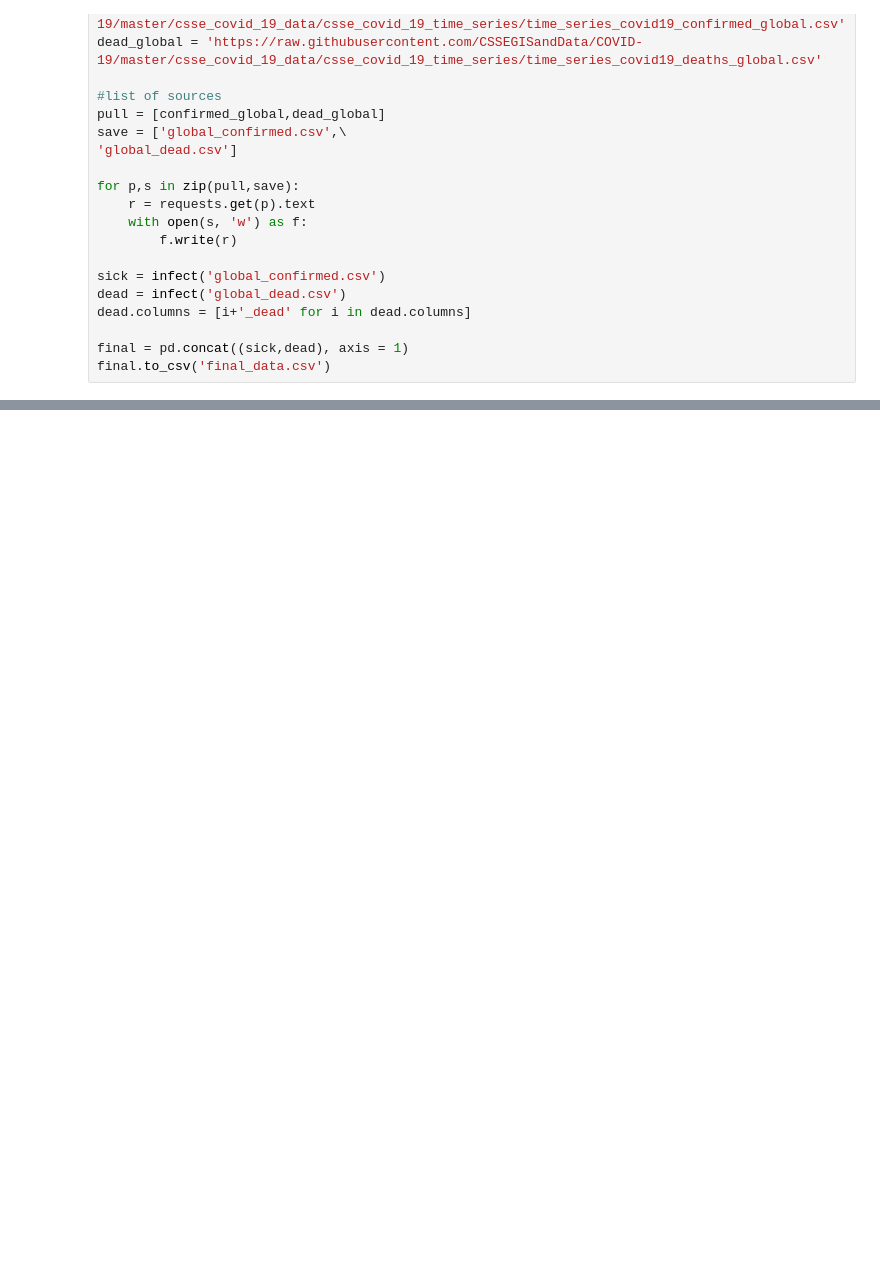
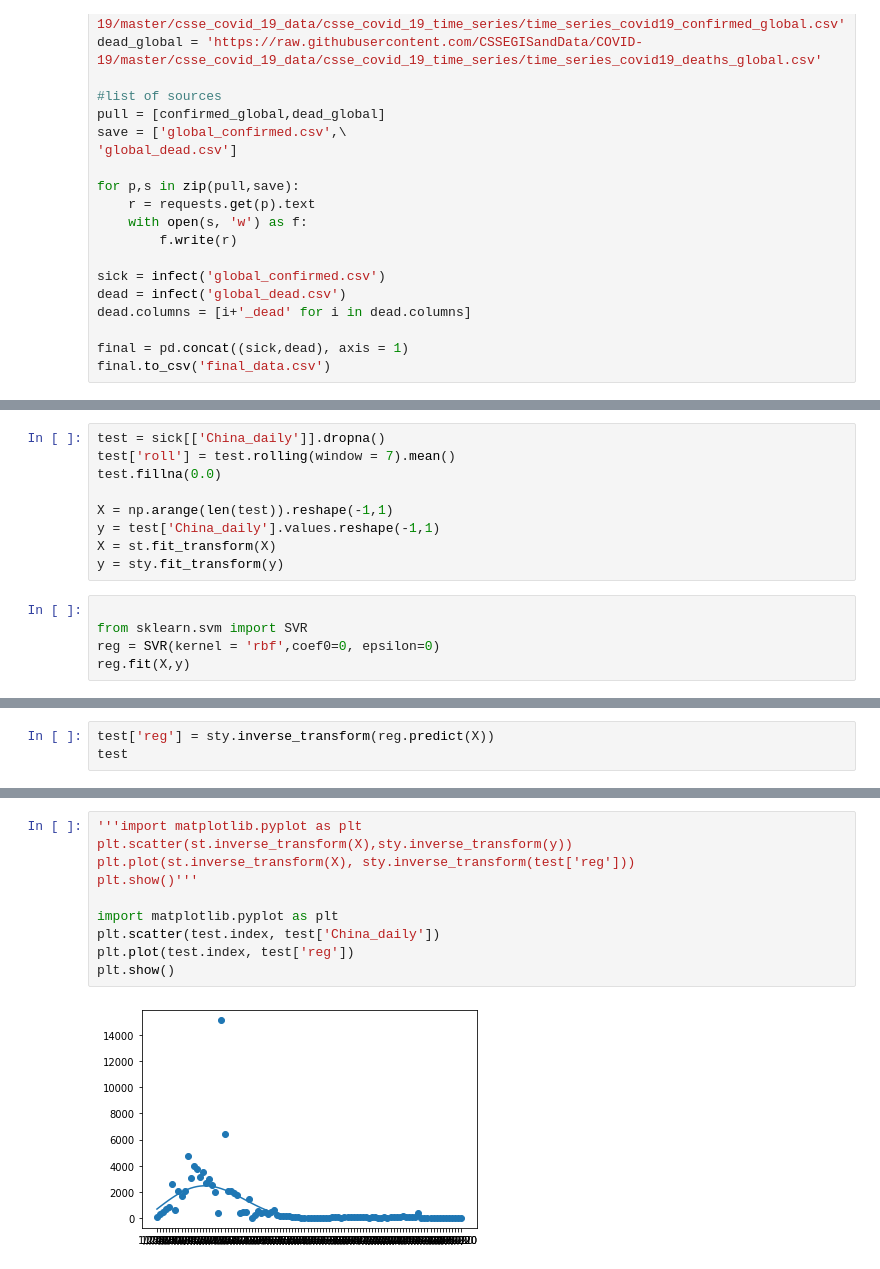
Before and after one commit to Htrismegistos/projectbuds, a Jupyter notebook: CoronaV/bokeh_try.ipynb, the cells around one changed output, grey strips where cells are left out. Saved outputs shown, nothing was run; the diff lists cells and outputs as text; blank space fills up the shorter version.

```diff
--- a/CoronaV/bokeh_try.ipynb
+++ b/CoronaV/bokeh_try.ipynb
@@ -410,0 +372,14 @@ dtype: float64
+# %%
+test = sick[['China_daily']].dropna()
+test['roll'] = test.rolling(window = 7).mean()
+test.fillna(0.0)
+
+X = np.arange(len(test)).reshape(-1,1)
+y = test['China_daily'].values.reshape(-1,1)
+X = st.fit_transform(X)
+y = sty.fit_transform(y)
+# %%
+
+from sklearn.svm import SVR
+reg = SVR(kernel = 'rbf',coef0=0, epsilon=0)
+reg.fit(X,y)
@@ -410,0 +390,3 @@ dtype: float64
+# %%
+test['reg'] = sty.inverse_transform(reg.predict(X))
+test
@@ -410,0 +408,12 @@ dtype: float64
+# %%
+'''import matplotlib.pyplot as plt
+plt.scatter(st.inverse_transform(X),sty.inverse_transform(y))
+plt.plot(st.inverse_transform(X), sty.inverse_transform(test['reg']))
+plt.show()'''
+
+import matplotlib.pyplot as plt
+plt.scatter(test.index, test['China_daily'])
+plt.plot(test.index, test['reg'])
+plt.show()
+# %% [output]
+[figure, added]
```
Also changed, not shown: parts of 16 cells of this notebook, 2 other files.
